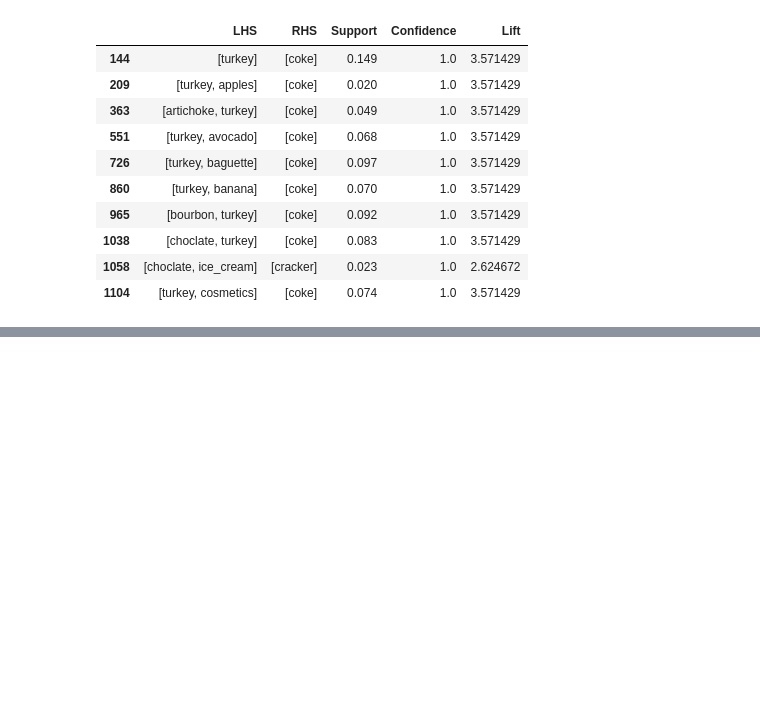
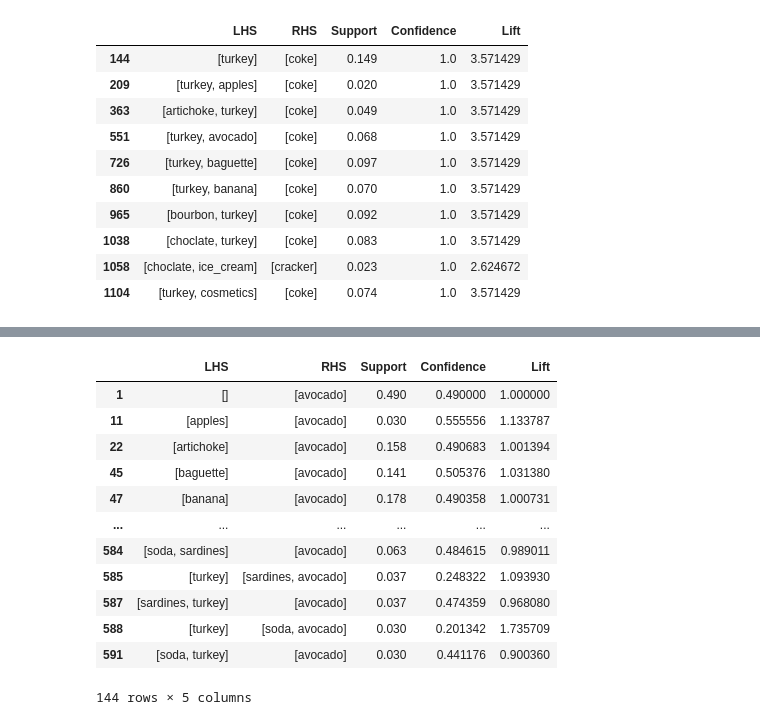
Before and after one commit to Fatai-soliu/python, a Jupyter notebook: MLDM_Week_3_Association_Rules.ipynb, the cells around one changed output, grey strips where cells are left out. Drawn from its saved outputs; the diff is of its cells as text; code cells hidden in the pictures; blank space fills up the shorter version.

```diff
--- a/MLDM_Week_3_Association_Rules.ipynb
+++ b/MLDM_Week_3_Association_Rules.ipynb
@@ -272,0 +393,26 @@ rules_df[rules_df['RHS'].apply(lambda x: len(x) <= 1)].nlargest(10, 'Confidence'
+# %%
+# Using Lambda fuction to apply filter to dataset directly instead of using ARutils
+
+#Define the rules first
+Rules = list(apriori(transactions, min_support=0.02, min_confidence=0.2, max_length =3))
+
+#Extract the created rules
+associationRule = ARutils.extract(Rules)
+rules_df = pd.DataFrame(data = associationRule, columns = ['LHS', 'RHS', 'Support', 'Confidence', 'Lift'])
+
+#Applying the lambda function
+rules_df[rules_df['RHS'].apply(lambda x: 'avocado' in x)]
+# %% [output]
+|  | LHS | RHS | Support | Confidence | Lift |
+| 1 | [] | [avocado] | 0.490 | 0.490000 | 1.000000 |
+| 11 | [apples] | [avocado] | 0.030 | 0.555556 | 1.133787 |
+| 22 | [artichoke] | [avocado] | 0.158 | 0.490683 | 1.001394 |
+| 45 | [baguette] | [avocado] | 0.141 | 0.505376 | 1.031380 |
+| 47 | [banana] | [avocado] | 0.178 | 0.490358 | 1.000731 |
+| ... | ... | ... | ... | ... | ... |
+| 584 | [soda, sardines] | [avocado] | 0.063 | 0.484615 | 0.989011 |
+| 585 | [turkey] | [sardines, avocado] | 0.037 | 0.248322 | 1.093930 |
+| 587 | [sardines, turkey] | [avocado] | 0.037 | 0.474359 | 0.968080 |
+| 588 | [turkey] | [soda, avocado] | 0.030 | 0.201342 | 1.735709 |
+| 591 | [soda, turkey] | [avocado] | 0.030 | 0.441176 | 0.900360 |
+144 rows × 5 columns
```
Also changed, not shown: parts of 11 cells of this notebook.
